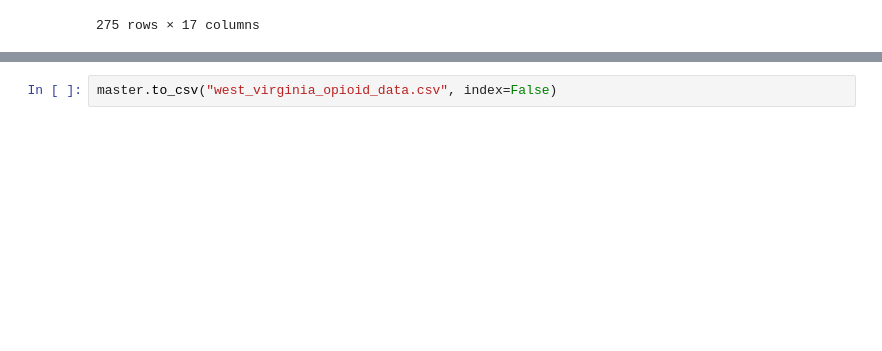
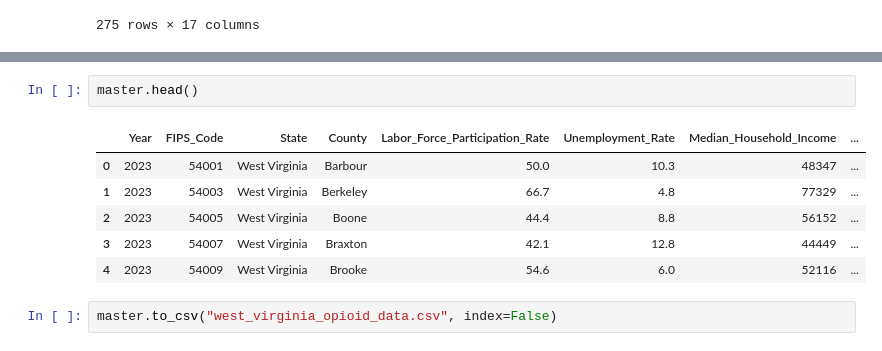
Before and after one commit to vyarabad/The-Intervention-Task-Force, a Jupyter notebook: notebooks/virginia_opioid.ipynb, the cells around one changed output, grey strips where cells are left out. Saved outputs shown, nothing was run; the diff lists cells and outputs as text; blank space fills up the shorter version.

```diff
--- a/notebooks/virginia_opioid.ipynb
+++ b/notebooks/virginia_opioid.ipynb
@@ -335,2 +355,11 @@ master
+# %%
+master.head()
+# %% [output]
+|  | Year | FIPS_Code | State | County | Labor_Force_Participation_Rate | Unemployment_Rate | Median_Household_Income | ... |
+| 0 | 2023 | 54001 | West Virginia | Barbour | 50.0 | 10.3 | 48347 | ... |
+| 1 | 2023 | 54003 | West Virginia | Berkeley | 66.7 | 4.8 | 77329 | ... |
+| 2 | 2023 | 54005 | West Virginia | Boone | 44.4 | 8.8 | 56152 | ... |
+| 3 | 2023 | 54007 | West Virginia | Braxton | 42.1 | 12.8 | 44449 | ... |
+| 4 | 2023 | 54009 | West Virginia | Brooke | 54.6 | 6.0 | 52116 | ... |
 # %%
 master.to_csv("west_virginia_opioid_data.csv", index=False)
```
Also changed, not shown: parts of 2 cells of this notebook, 3 other files.
